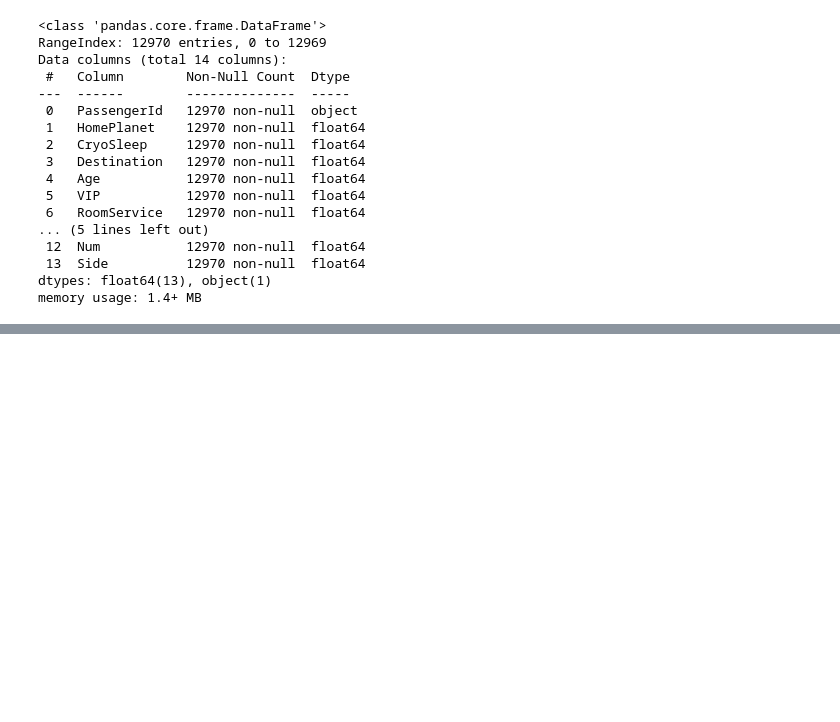
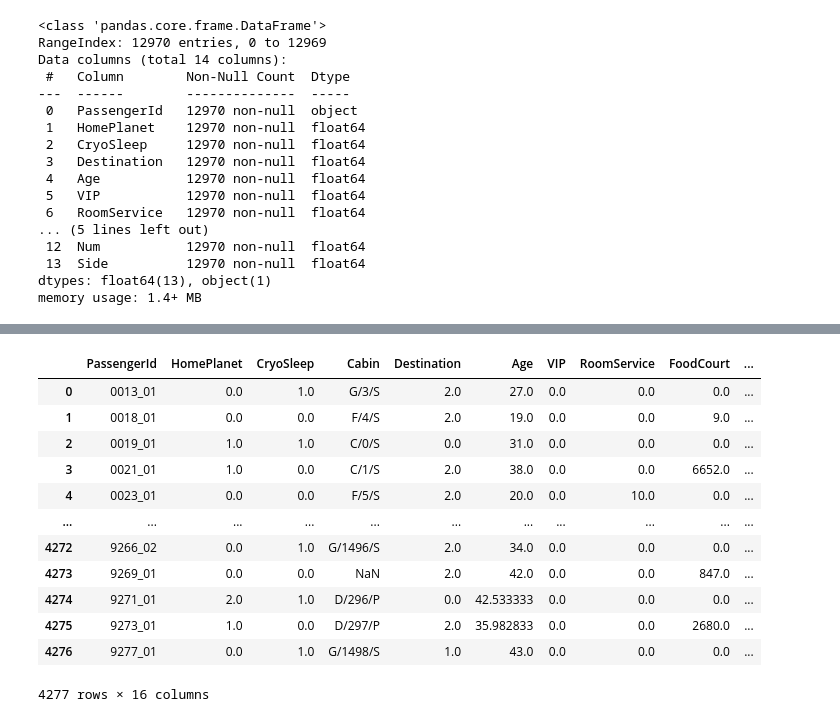
Before and after one commit to jvtdegelo/kaggle_competitions, a Jupyter notebook: SpaceshipTitanic/eda.ipynb, the cells around one changed output, grey strips where cells are left out. Drawn from its saved outputs; the diff is of its cells as text; code cells hidden in the pictures; blank space fills up the shorter version.

```diff
--- a/SpaceshipTitanic/eda.ipynb
+++ b/SpaceshipTitanic/eda.ipynb
@@ -378,0 +403,17 @@ memory usage: 1.4+ MB
+# %%
+test_df[features] = df.loc[train_size:, features].values
+test_df
+# %% [output]
+|  | PassengerId | HomePlanet | CryoSleep | Cabin | Destination | Age | VIP | RoomService | FoodCourt | ... |
+| 0 | 0013_01 | 0.0 | 1.0 | G/3/S | 2.0 | 27.0 | 0.0 | 0.0 | 0.0 | ... |
+| 1 | 0018_01 | 0.0 | 0.0 | F/4/S | 2.0 | 19.0 | 0.0 | 0.0 | 9.0 | ... |
+| 2 | 0019_01 | 1.0 | 1.0 | C/0/S | 0.0 | 31.0 | 0.0 | 0.0 | 0.0 | ... |
+| 3 | 0021_01 | 1.0 | 0.0 | C/1/S | 2.0 | 38.0 | 0.0 | 0.0 | 6652.0 | ... |
+| 4 | 0023_01 | 0.0 | 0.0 | F/5/S | 2.0 | 20.0 | 0.0 | 10.0 | 0.0 | ... |
+| ... | ... | ... | ... | ... | ... | ... | ... | ... | ... | ... |
+| 4272 | 9266_02 | 0.0 | 1.0 | G/1496/S | 2.0 | 34.0 | 0.0 | 0.0 | 0.0 | ... |
+| 4273 | 9269_01 | 0.0 | 0.0 | NaN | 2.0 | 42.0 | 0.0 | 0.0 | 847.0 | ... |
+| 4274 | 9271_01 | 2.0 | 1.0 | D/296/P | 0.0 | 42.533333 | 0.0 | 0.0 | 0.0 | ... |
+| 4275 | 9273_01 | 1.0 | 0.0 | D/297/P | 2.0 | 35.982833 | 0.0 | 0.0 | 2680.0 | ... |
+| 4276 | 9277_01 | 0.0 | 1.0 | G/1498/S | 1.0 | 43.0 | 0.0 | 0.0 | 0.0 | ... |
+4277 rows × 16 columns
```
Also changed, not shown: parts of 3 cells of this notebook.
